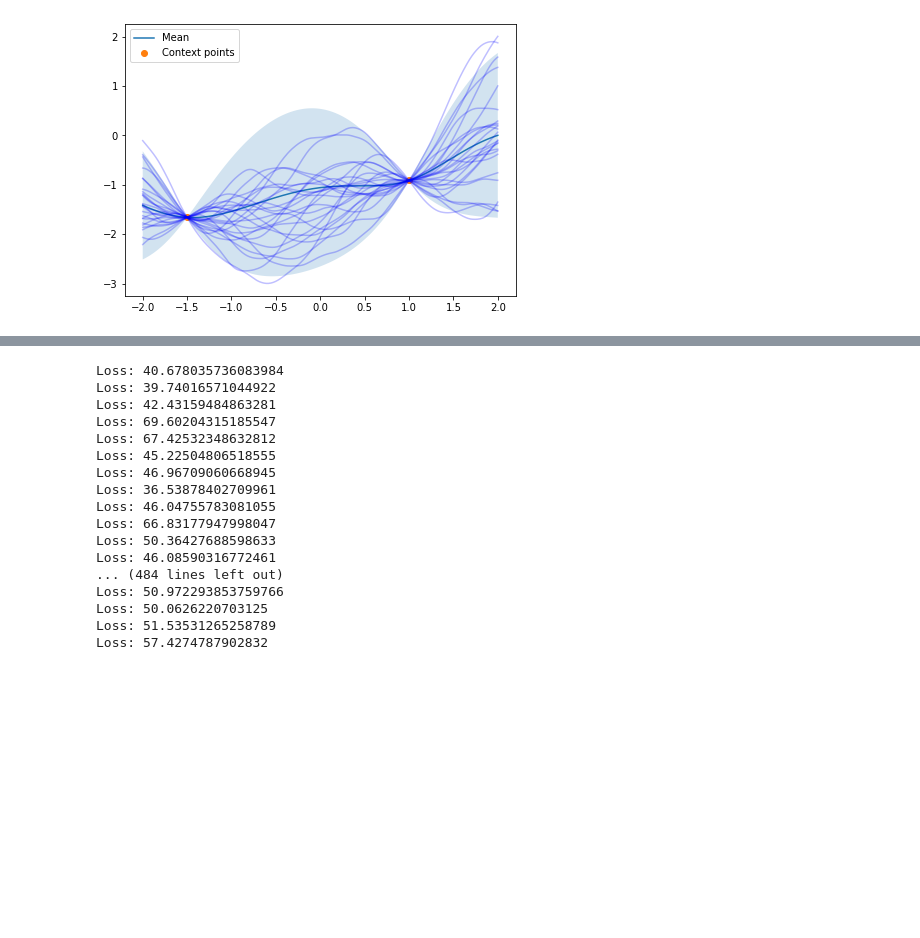
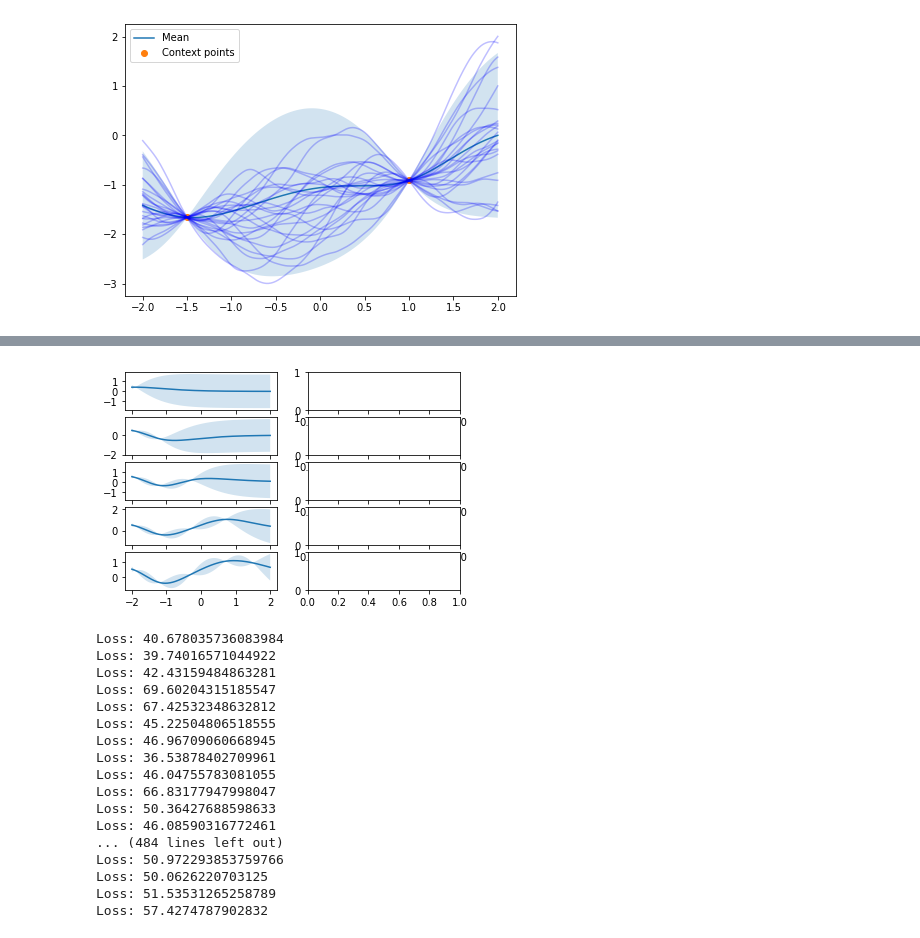
Before and after one commit to andrew-cr/statml_neuralprocesses, a Jupyter notebook: neural-processes-1/CDT_project.ipynb, the cells around one changed output, grey strips where cells are left out. Cells and saved outputs as stored; diff of their text form; code cells hidden in the pictures; blank space fills up the shorter version.

```diff
--- a/neural-processes-1/CDT_project.ipynb
+++ b/neural-processes-1/CDT_project.ipynb
@@ -369,0 +481,28 @@ for i in range(9):
+# %%
+context_xs = np.array([-1.9, -1.2, -0.3, 0.7, 1.5])
+context_ys = np.array([0.4264, -0.3638, 0.1630, 1.0264, 0.9203])
+
+input_xs = np.linspace(-2, 2, 200)
+
+func = lambda x: np.zeros(len(x))
+kernel = 0.75 * Matern(length_scale=1, nu = 2.5)
+
+mean = update_mean(input_xs.reshape(-1,1), context_xs.reshape(-1,1), context_ys.reshape(-1,1), func, kernel)
+std = np.sqrt(update_k(input_xs.reshape(-1,1), context_xs.reshape(-1,1), kernel))
+
+fig, ax = plt.subplots(5, 2)
+#ax.plot(input_xs, mean, c=ccycle[1], alpha=.5, label = "True mean")
+#ax.fill_between(input_xs.reshape(-1), mean - 1.96*std, mean + 1.96*std, "r", label = "_nolegend_", alpha = 0.2)
+
+M = np.zeros((5, len(input_xs)))
+S = np.zeros((5, len(input_xs)))
+
+for i in range(0, 5):
+    mean = update_mean(input_xs.reshape(-1,1), context_xs[:i+1].reshape(-1,1), context_ys[:i+1].reshape(-1,1), func, kernel)
+    std = np.sqrt(update_k(input_xs.reshape(-1,1), context_xs[:i+1].reshape(-1,1), kernel))
+    ax[i, 0].plot(input_xs, mean)
+    ax[i, 0].fill_between(input_xs.reshape(-1), mean - 1.96*std, mean + 1.96*std, "r", label = "_nolegend_", alpha = 0.2)
+    M[i,:] = mean
+    S[i, :] = std
+# %% [output]
+[figure, added]
```
Also changed, not shown: parts of 24 cells of this notebook, 12 other files.
